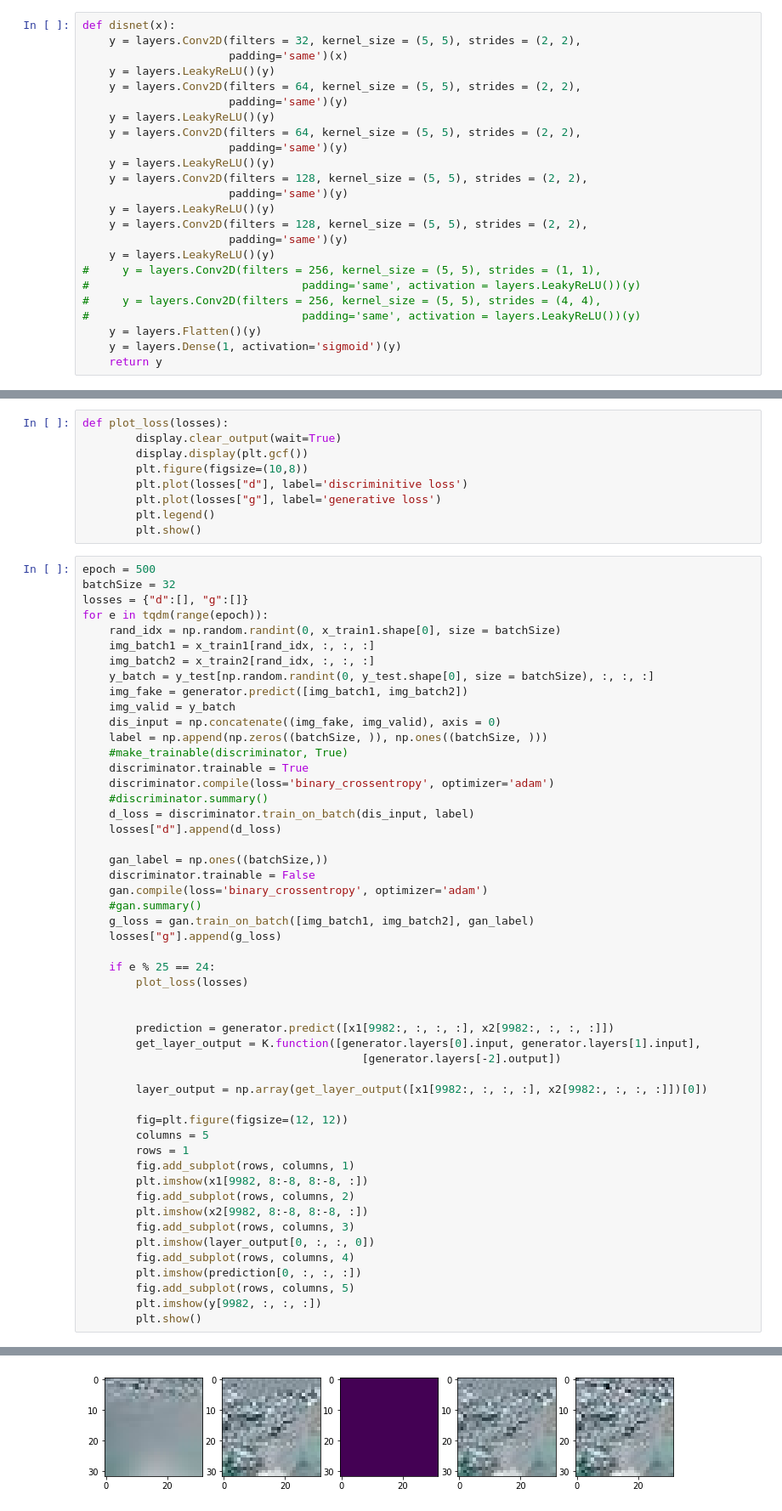
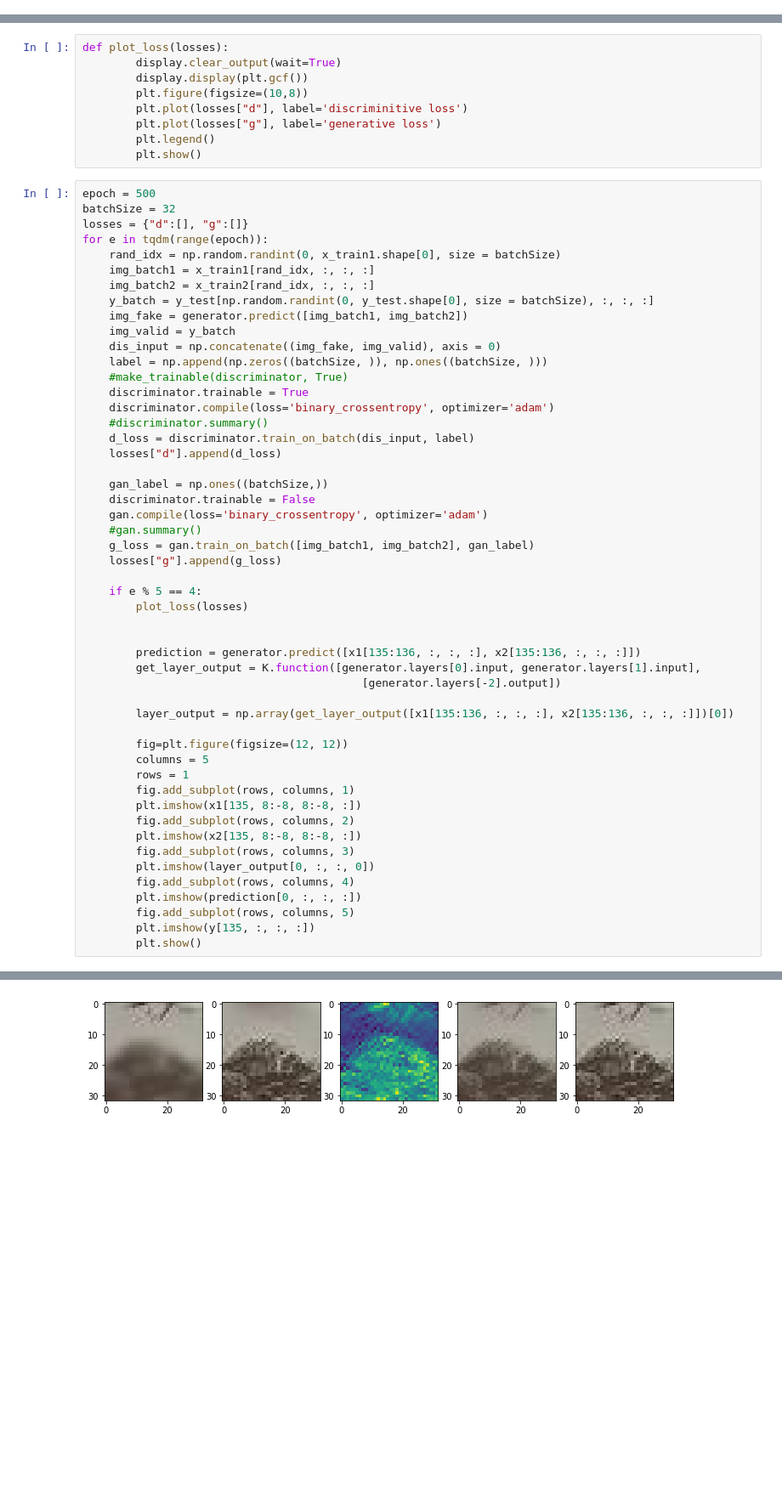
Before and after one commit to cianhwang/FusionNet, a Jupyter notebook: fusionnet.ipynb, the cells around one changed output, grey strips where cells are left out. Shown at 85% size. Saved outputs shown, nothing was run; the diff lists cells and outputs as text; blank space fills up the shorter version.

```diff
--- a/fusionnet.ipynb
+++ b/fusionnet.ipynb
@@ -184,27 +158,3 @@ ________________________________________________________________________________
-# %%
-def disnet(x):
-    y = layers.Conv2D(filters = 32, kernel_size = (5, 5), strides = (2, 2),
-                      padding='same')(x)
-    y = layers.LeakyReLU()(y)
-    y = layers.Conv2D(filters = 64, kernel_size = (5, 5), strides = (2, 2),
-                      padding='same')(y)
-    y = layers.LeakyReLU()(y)
-    y = layers.Conv2D(filters = 64, kernel_size = (5, 5), strides = (2, 2),
-                      padding='same')(y)
-    y = layers.LeakyReLU()(y)
-    y = layers.Conv2D(filters = 128, kernel_size = (5, 5), strides = (2, 2),
-                      padding='same')(y)
-    y = layers.LeakyReLU()(y)
-    y = layers.Conv2D(filters = 128, kernel_size = (5, 5), strides = (2, 2),
-                      padding='same')(y)
-    y = layers.LeakyReLU()(y)
-#     y = layers.Conv2D(filters = 256, kernel_size = (5, 5), strides = (1, 1),
-#                                padding='same', activation = layers.LeakyReLU())(y)
-#     y = layers.Conv2D(filters = 256, kernel_size = (5, 5), strides = (4, 4),
-#                                padding='same', activation = layers.LeakyReLU())(y)
-    y = layers.Flatten()(y)
-    y = layers.Dense(1, activation='sigmoid')(y)
-    return y
 # %%
 dis_input = layers.Input(shape=(32, 32, 3))
 dis_output = disnet(dis_input)
@@ -302,29 +245,29 @@ for e in tqdm(range(epoch)):
     g_loss = gan.train_on_batch([img_batch1, img_batch2], gan_label)
     losses["g"].append(g_loss)
 
-    if e % 25 == 24:
+    if e % 5 == 4:
         plot_loss(losses)
 
 
-        prediction = generator.predict([x1[9982:, :, :, :], x2[9982:, :, :, :]])
+        prediction = generator.predict([x1[135:136, :, :, :], x2[135:136, :, :, :]])
         get_layer_output = K.function([generator.layers[0].input, generator.layers[1].input],
                                           [generator.layers[-2].output])
 
-        layer_output = np.array(get_layer_output([x1[9982:, :, :, :], x2[9982:, :, :, :]])[0])
+        layer_output = np.array(get_layer_output([x1[135:136, :, :, :], x2[135:136, :, :, :]])[0])
 
         fig=plt.figure(figsize=(12, 12))
         columns = 5
         rows = 1
         fig.add_subplot(rows, columns, 1)
-        plt.imshow(x1[9982, 8:-8, 8:-8, :])
+        plt.imshow(x1[135, 8:-8, 8:-8, :])
         fig.add_subplot(rows, columns, 2)
-        plt.imshow(x2[9982, 8:-8, 8:-8, :])
+        plt.imshow(x2[135, 8:-8, 8:-8, :])
         fig.add_subplot(rows, columns, 3)
         plt.imshow(layer_output[0, :, :, 0])
         fig.add_subplot(rows, columns, 4)
         plt.imshow(prediction[0, :, :, :])
         fig.add_subplot(rows, columns, 5)
-        plt.imshow(y[9982, :, :, :])
+        plt.imshow(y[135, :, :, :])
         plt.show()
 # %% [output]
 <Figure size 432x288 with 0 Axes>
@@ -333 +276 @@ for e in tqdm(range(epoch)):
-[figure, old version]
+[figure, new version]
```
Also changed, not shown: parts of 10 cells of this notebook, 1 other file.
